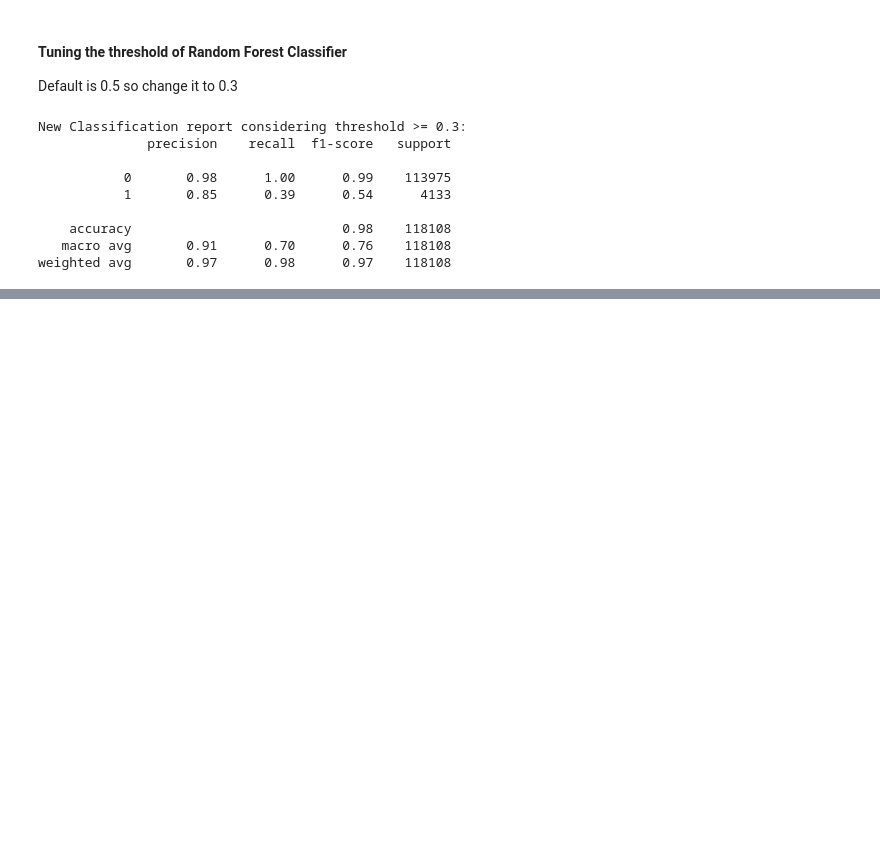
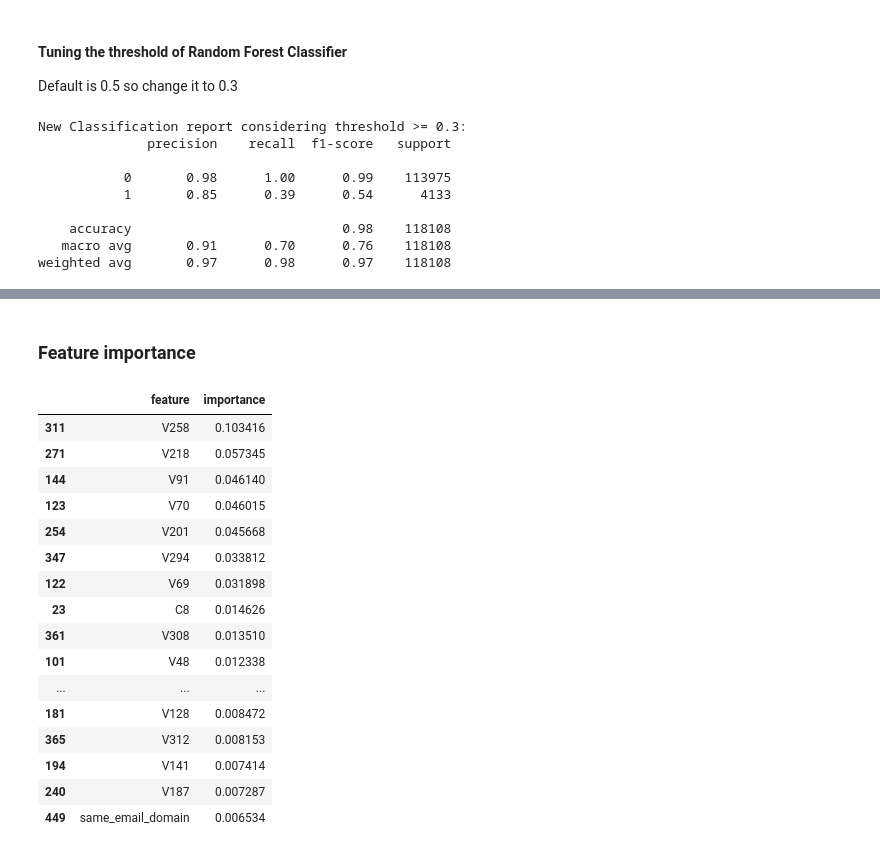
Before and after one commit to a2r4vind/IEEE-CIS_Fraud_Detection, a Jupyter notebook: notebooks/04_modeling_baseline.ipynb, the cells around one changed output, grey strips where cells are left out. Saved outputs shown, nothing was run; the diff lists cells and outputs as text; code cells hidden in the pictures; blank space fills up the shorter version.

Commit message:
feat: implement XGBoost baseline, feature importance analysis, and threshold optimization

```diff
--- a/notebooks/04_modeling_baseline.ipynb
+++ b/notebooks/04_modeling_baseline.ipynb
@@ -181,0 +186,5 @@ weighted avg       0.97      0.98      0.97    118108
+# %%
+fraud_count = y_train.sum()
+nonfraud_count = len(y_train) - fraud_count
+scale_pos_weight = nonfraud_count / fraud_count
+print(scale_pos_weight)
@@ -181,0 +193,17 @@ weighted avg       0.97      0.98      0.97    118108
+# %%
+# Initialize the XGBoost
+xgb = XGBClassifier(
+    n_estimators=300,
+    max_depth=6,
+    learning_rate=0.05,
+    subsample=0.8,
+    colsample_bytree=0.8,
+    scale_pos_weight=scale_pos_weight,
+    eval_metric="logloss",
+    random_state=42,
+    n_jobs=-1,
+
+)
+# %%
+# Fit the xgb model
+xgb.fit(X_train, y_train)
@@ -181,0 +264,33 @@ weighted avg       0.97      0.98      0.97    118108
+# %% [markdown]
+### Feature importance
+# %%
+feature_importance_xgb = pd.DataFrame(
+    {
+        "feature": X.columns,
+        "importance": xgb.feature_importances_
+    }
+)
+
+feature_importance_xgb = (
+    feature_importance_xgb.sort_values("importance", ascending=False)
+)
+
+feature_importance_xgb.head(20)
+# %% [output]
+|  | feature | importance |
+| 311 | V258 | 0.103416 |
+| 271 | V218 | 0.057345 |
+| 144 | V91 | 0.046140 |
+| 123 | V70 | 0.046015 |
+| 254 | V201 | 0.045668 |
+| 347 | V294 | 0.033812 |
+| 122 | V69 | 0.031898 |
+| 23 | C8 | 0.014626 |
+| 361 | V308 | 0.013510 |
+| 101 | V48 | 0.012338 |
+| ... | ... | ... |
+| 181 | V128 | 0.008472 |
+| 365 | V312 | 0.008153 |
+| 194 | V141 | 0.007414 |
+| 240 | V187 | 0.007287 |
+| 449 | same_email_domain | 0.006534 |
```
Also changed, not shown: parts of 12 cells of this notebook.
